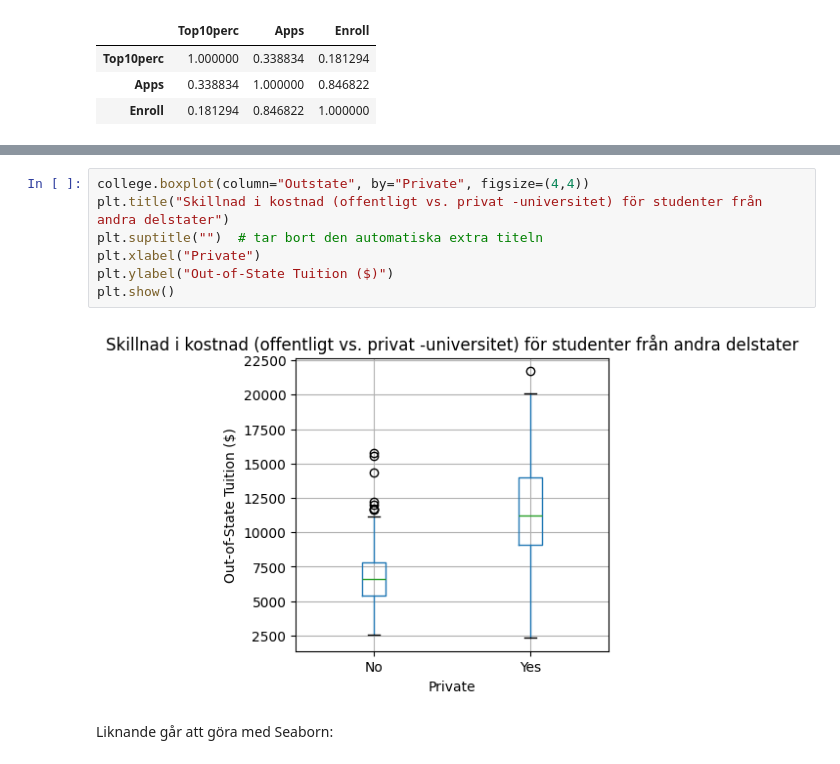
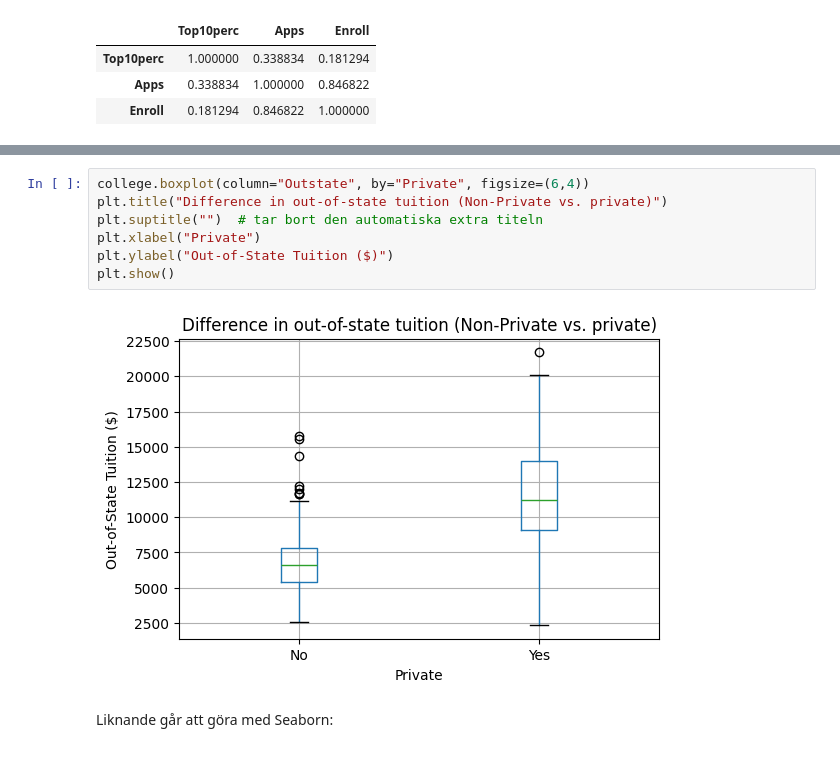
Before and after one commit to F-Degerman/data-mining-FANNY-DEGERMAN, a Jupyter notebook: Labb/Labb_databehandling.ipynb, the cells around one changed output, grey strips where cells are left out. Drawn from its saved outputs; the diff is of its cells as text.

```diff
--- a/Labb/Labb_databehandling.ipynb
+++ b/Labb/Labb_databehandling.ipynb
@@ -134,14 +144,14 @@ ritar två boxplots bredvid varandra för att jämföra Outstate (termavgift fö
 
 ***Syfte:*** Se om privata och offentliga skolor skiljer sig i hur mycket de kostar.
 # %%
-college.boxplot(column="Outstate", by="Private", figsize=(4,4))
-plt.title("Skillnad i kostnad (offentligt vs. privat -universitet) för studenter från andra delstater")
+college.boxplot(column="Outstate", by="Private", figsize=(6,4))
+plt.title("Difference in out-of-state tuition (Non-Private vs. private)")
 plt.suptitle("")  # tar bort den automatiska extra titeln
 plt.xlabel("Private")
 plt.ylabel("Out-of-State Tuition ($)")
 plt.show()
 # %% [output]
-[figure, old version]
+[figure, new version]
 # %% [markdown]
 Liknande går att göra med Seaborn:
 # %%
```
Also changed, not shown: parts of 22 cells of this notebook.
